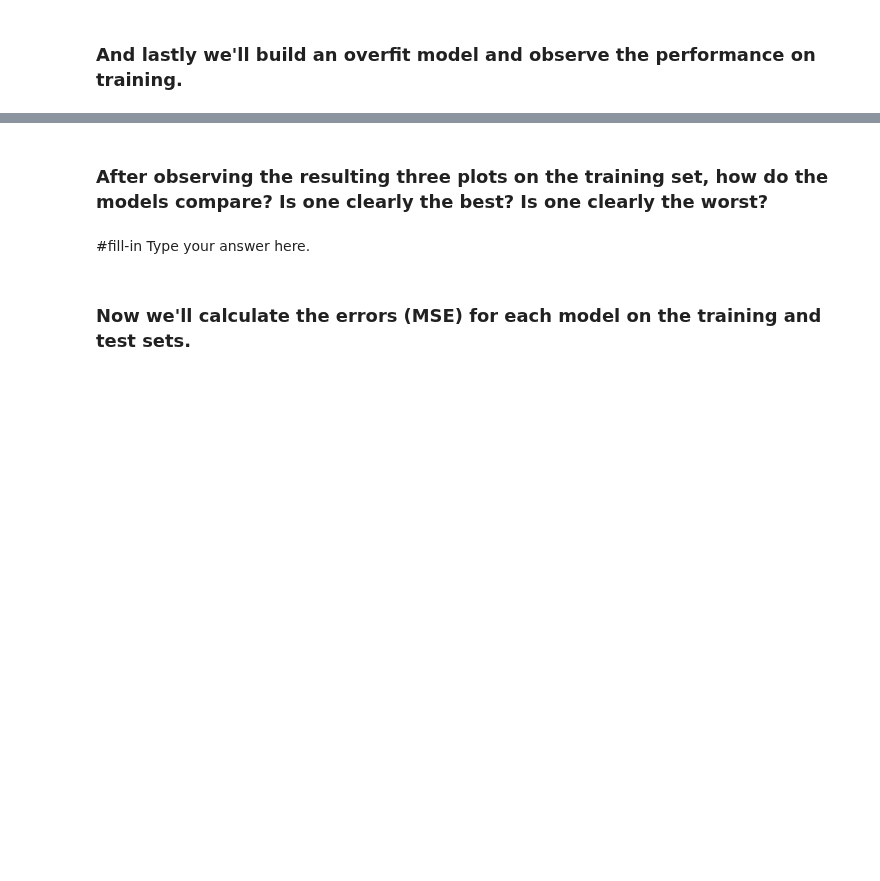
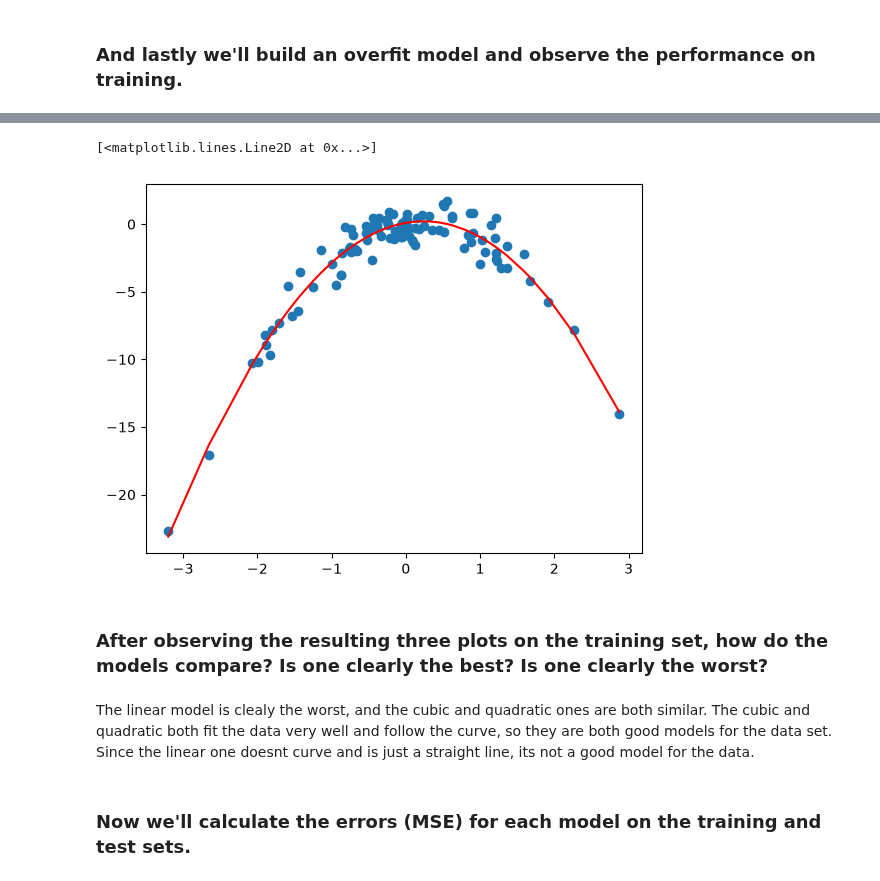
Before and after one commit to Importantpigs/code_2600, a Jupyter notebook: mod02_trainingsplit.ipynb, the cells around one changed output, grey strips where cells are left out. Cells and saved outputs as stored; diff of their text form; code cells hidden in the pictures; blank space fills up the shorter version.

```diff
--- a/mod02_trainingsplit.ipynb
+++ b/mod02_trainingsplit.ipynb
@@ -136,6 +141,6 @@ ax.plot( #fill-in
 ### And lastly we'll build an overfit model and observe the performance on training.
 # %%
 # Fit a cubic model
-model_cubic = #fill-in
-results_cubic = #fill-in
+model_cubic = sm.OLS(y_train, x_train[['intercept','x','x_sq','x_cu']])
+results_cubic = model_cubic.fit()
 summarize(results_cubic)
@@ -142,17 +153,19 @@ summarize(results_cubic)
 # %%
 # Get predictions
-x_train['pred_cu'] = #fill-in
+x_train['pred_cu'] = predict(x_train[['intercept', 'x', 'x_sq', 'x_cu']], results_cubic)
 # %%
 # Plot predictions as solid *red* line
 fig, ax = plt.subplots()
 ax.scatter(x_train['x'],y_train)
-cubic = #fill-in
-ax.plot( #fill-in
+cubic = x_train[['x','pred_cu']].sort_values('x')
+ax.plot(cubic['x'],cubic['pred_cu'], color='red')
+# %% [output]
+[<matplotlib.lines.Line2D at 0x...>]
+[figure, added]
 # %% [markdown]
 ### After observing the resulting three plots on the training set, how do the models compare? Is one clearly the best? Is one clearly the worst?
 # %% [markdown]
-#fill-in
-Type your answer here.
+The linear model is clealy the worst, and the cubic and quadratic ones are both similar. The cubic and quadratic both fit the data very well and follow the curve, so they are both good models for the data set. Since the linear one doesnt curve and is just a straight line, its not a good model for the data.
 # %% [markdown]
 ### Now we'll calculate the errors (MSE) for each model on the training and test sets.
 # %%
```
Also changed, not shown: parts of 7 cells of this notebook.
